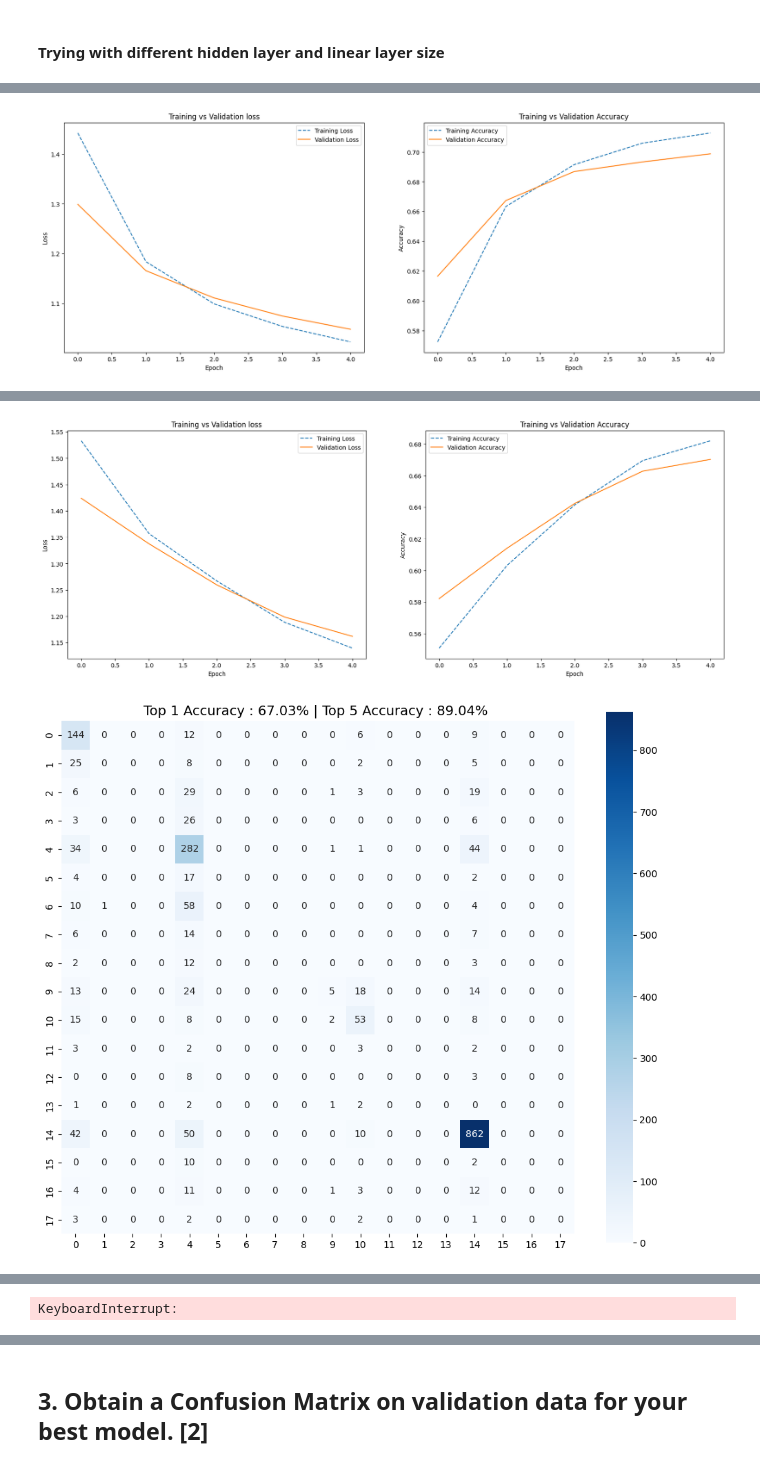
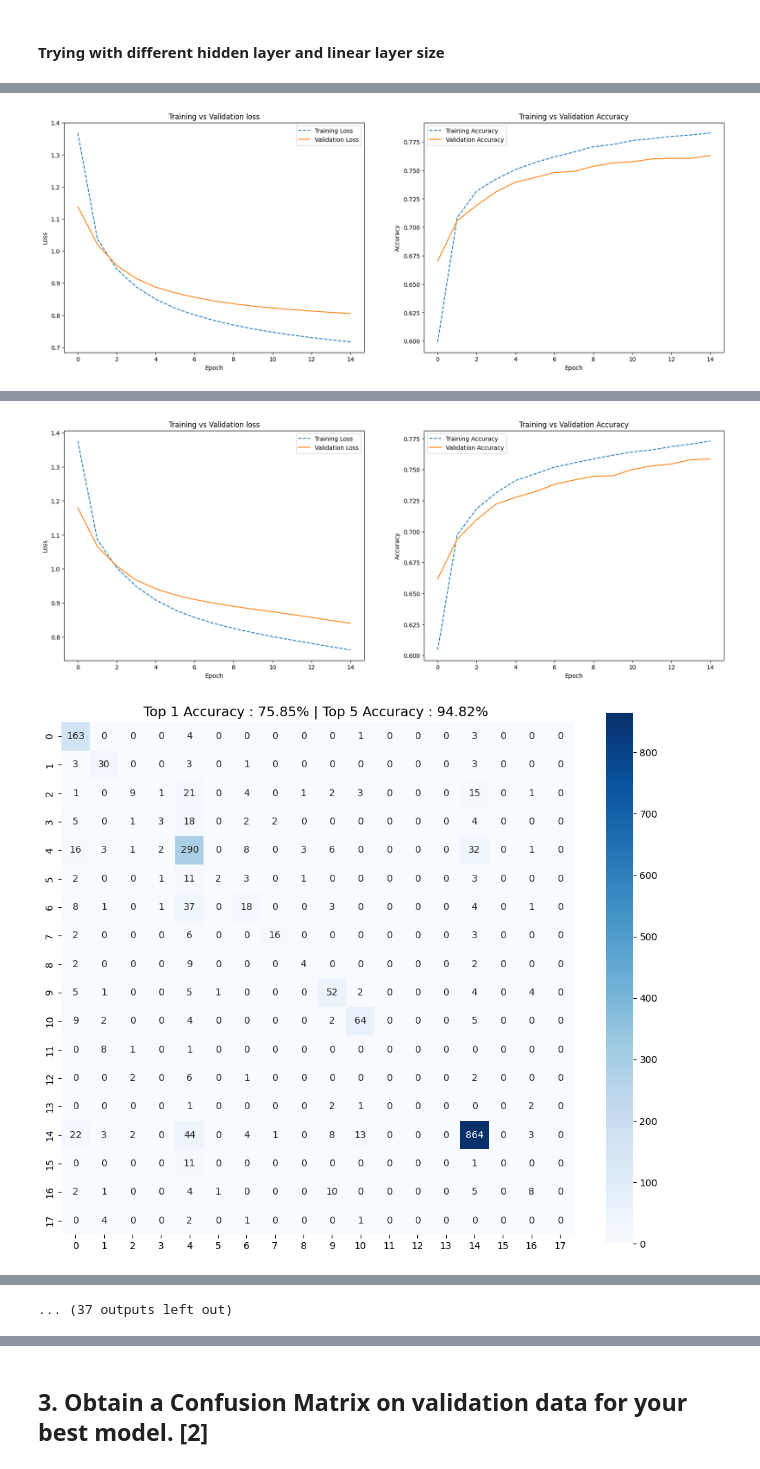
Before and after one commit to debonil/dlops-23, a Jupyter notebook: lab-4/M21AIE225_Lab_Assignment_4.ipynb, the cells around one changed output, grey strips where cells are left out. Saved outputs shown, nothing was run; the diff lists cells and outputs as text; code cells hidden in the pictures.

```diff
--- a/lab-4/M21AIE225_Lab_Assignment_4.ipynb
+++ b/lab-4/M21AIE225_Lab_Assignment_4.ipynb
@@ -445,17 +445,17 @@ Classwise Accuracy Score:
 criterion = nn.NLLLoss()
 learning_rate = 0.005
 
-hidden_sizes = [128, 64, 32]
-linear_sizes = [128, 64, 32]
+hidden_sizes = [512, 256, 128, 64]
+linear_sizes = [512, 256, 128, 64]
 
 best_score = 0.0
 best_model = None
 for n_hidden in hidden_sizes:
       for n_linear in linear_sizes:
-        print(f'Trying n_hidden={n_hidden} and n_linear={n_linear} :')
+        print(f'Trying n_hidden={n_hidden} and n_linear={n_linear} :\n')
         rnn = RNN(n_letters, n_hidden,n_linear, n_categories)
         optimizer = torch.optim.Adagrad(rnn.parameters(),lr= learning_rate)
-        loss_list = model_training(rnn,criterion,optimizer,x_train,y_train,x_test,y_test,num_epochs=5)
+        loss_list = model_training(rnn,criterion,optimizer,x_train,y_train,x_test,y_test,num_epochs=15)
         plot_training_graphs(loss_list)
         with torch.no_grad():
                 test_output =[]
@@ -467,8 +467,10 @@ for n_hidden in hidden_sizes:
                 confusionMatrixAndAccuracyReport(np_y_test,np_test_output,all_categories)
                 Y_pred = np_test_output.argmax(axis=1)
                 score = metrics.f1_score(np_y_test,Y_pred,average='weighted')
-                print(f'With n_hidden={n_hidden} and n_linear={n_linear} : \t f1_score={score}\t accuracy={metrics.accuracy_score(np_y_test,Y_pred)}')
+                print(f'\n\t With n_hidden={n_hidden} and n_linear={n_linear} : \t f1_score={score:.3f}\t accuracy={metrics.accuracy_score(np_y_test,Y_pred):.3f}')
                 if score > best_score:
                       best_score = score
                       best_model = rnn
+
+print(f'\nBest model = {best_model}\t with f1 score = {best_score}\n')
 # %% [output]
@@ -498 +514 @@ Training completed in 3m 21s    Training Loss: 1.022,   Test Loss: 1.048,
-[figure, old version]
+[figure, new version]
@@ -514,2 +533,2 @@ Training completed in 3m 31s    Training Loss: 1.140,   Test Loss: 1.162,
-[figure, old version]
+[figure, new version]
 [figure]
@@ -526,4 +554,4 @@ Epoch: 2 (1m 25s)       Training Loss: 1.165,   Test Loss: 1.129,       Training
-KeyboardInterrupt:
+... (37 outputs left out)
 # %%
 optimizer = torch.optim.Adagrad(best_model.parameters(),lr= learning_rate)
 loss_list = model_training(best_model,criterion,optimizer,x_train,y_train,x_test,y_test,num_epochs=10)
```
Also changed, not shown: parts of 6 cells of this notebook.
